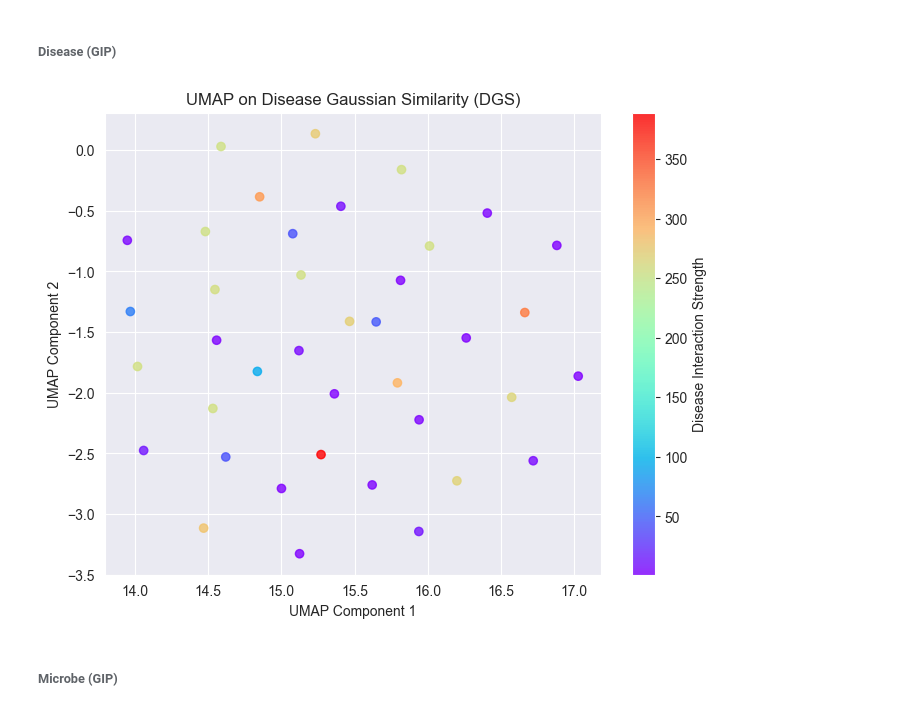
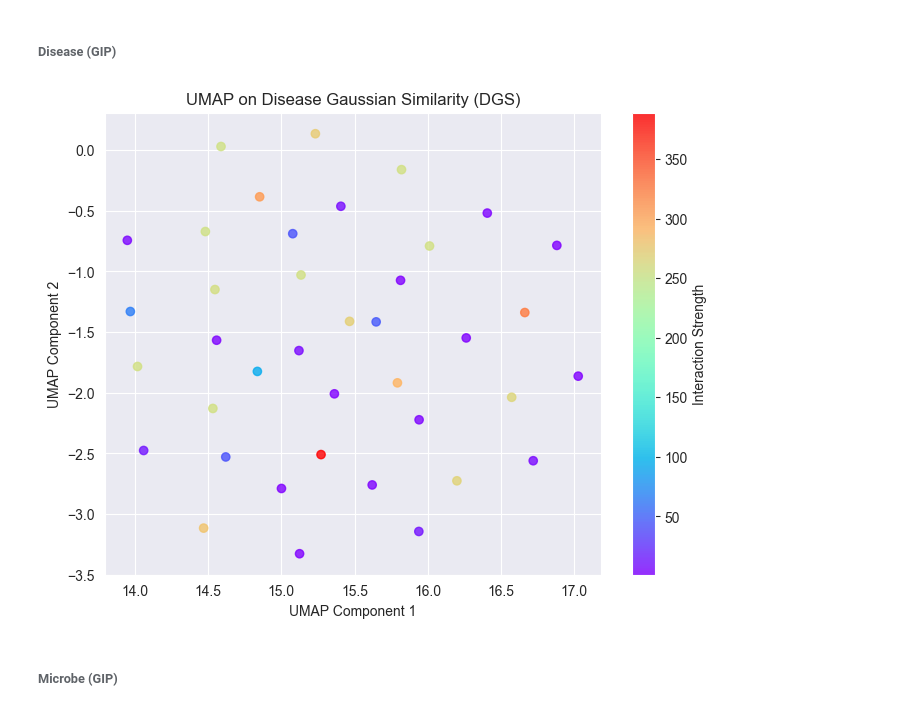
Before and after one commit to lucyzhang95/Network_Analysis, a Jupyter notebook: graph_network_analysis.ipynb, the cells around one changed output. Saved outputs shown, nothing was run; the diff lists cells and outputs as text; code cells hidden in the pictures.

```diff
--- a/graph_network_analysis.ipynb
+++ b/graph_network_analysis.ipynb
@@ -1401,13 +1403,13 @@ umap_embeddings = reducer.fit_transform(DGS_matrix)
 # %%
 plt.figure(figsize=(8, 6))
 plt.scatter(umap_embeddings[:, 0], umap_embeddings[:, 1], c=np.sum(IP_d, axis=1), cmap="rainbow", alpha=0.8)
-plt.colorbar(label="Disease Interaction Strength")
+plt.colorbar(label="Interaction Strength")
 plt.xlabel("UMAP Component 1")
 plt.ylabel("UMAP Component 2")
 plt.title("UMAP on Disease Gaussian Similarity (DGS)")
 plt.show()
 # %% [output]
-[figure, old version]
+[figure, new version]
 # %% [markdown]
 ###### Microbe (GIP)
 # %%
```
Also changed, not shown: parts of 13 cells of this notebook.
